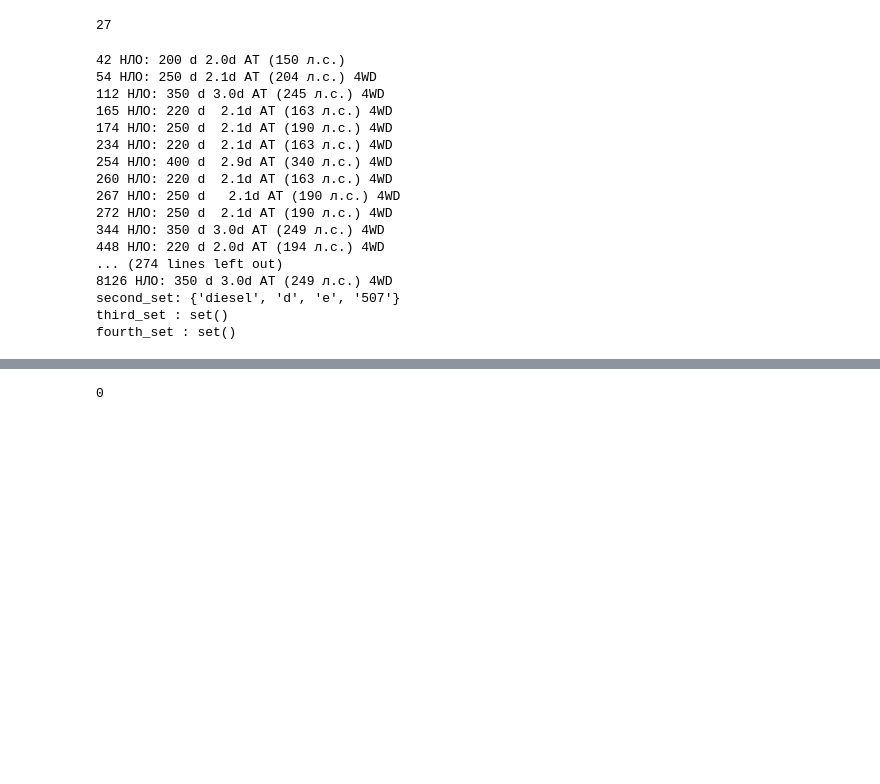
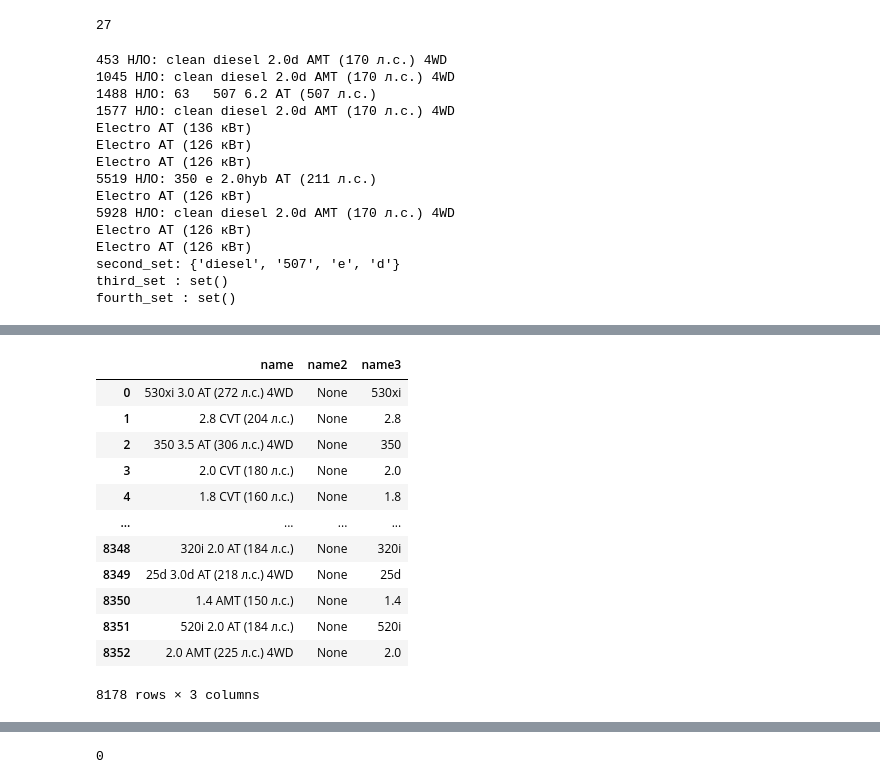
Before and after one commit to alex-sokolov2011/pet-projects, a Jupyter notebook: module_8/kaggle_rds8_Car_Price_prediction_Part2_Sokolov_EDA.ipynb, the cells around one changed output, grey strips where cells are left out. Saved outputs shown, nothing was run; the diff lists cells and outputs as text; code cells hidden in the pictures; blank space fills up the shorter version.

```diff
--- a/module_8/kaggle_rds8_Car_Price_prediction_Part2_Sokolov_EDA.ipynb
+++ b/module_8/kaggle_rds8_Car_Price_prediction_Part2_Sokolov_EDA.ipynb
@@ -1019,7 +1021,7 @@ third_set : set()
 fourth_set : set()
 # %%
 # составим словарь и список слов которые будем парсить из name
-dict_spetial_words_for_pars = {
+dict_speсial_words_for_pars = {
                                '5G-TRONIC':['5G-TRONIC', '5G-Tronic'],
                                'compact':['компактный'],
                                'Extra':['экстра'],
@@ -1034,7 +1036,9 @@ list_of_words_for_pars = [
                           'TDI', 'TFSI', 'CDI', 'BlueTEC', 'AMG'
                           ]
 # %%
-for elem in dict_spetial_words_for_pars:
+# датасет не большой обработаем с помощью for
+
+for elem in dict_speсial_words_for_pars:
     df[elem]=None
 for word in list_of_words_for_pars:
     df[word]=None
@@ -1045,8 +1049,8 @@ for i in df.index:
     temp_str = df.loc[i,'name']
     bulean_fill_name2 = True
 
-    for elem in dict_spetial_words_for_pars:
-        for word in dict_spetial_words_for_pars[elem]:
+    for elem in dict_speсial_words_for_pars:
+        for word in dict_speсial_words_for_pars[elem]:
             if temp_str.find(word)>-1:
                 df.loc[i,elem]=1
                 if bulean_fill_name2:
@@ -1088,7 +1101,8 @@ for i in range(len(df)):
 
             if len(temp_str2)>1:
                 second_set.add(temp_str2[1])
-                print(i,'НЛО:', temp_str)
+                if temp_str2[1] != 'd':
+                    print(i,'НЛО:', temp_str)
 
                 if len(temp_str2)>2:
                     third_set.add(temp_str2[2])
@@ -1104,21 +1118,19 @@ print('second_set:', second_set)
 print('third_set :', third_set)
 print('fourth_set :', fourth_set)
 # %% [output]
-42 НЛО: 200 d 2.0d AT (150 л.с.)
-54 НЛО: 250 d 2.1d AT (204 л.с.) 4WD
-112 НЛО: 350 d 3.0d AT (245 л.с.) 4WD
-165 НЛО: 220 d  2.1d AT (163 л.с.) 4WD
-174 НЛО: 250 d  2.1d AT (190 л.с.) 4WD
-234 НЛО: 220 d  2.1d AT (163 л.с.) 4WD
-254 НЛО: 400 d  2.9d AT (340 л.с.) 4WD
-260 НЛО: 220 d  2.1d AT (163 л.с.) 4WD
-267 НЛО: 250 d   2.1d AT (190 л.с.) 4WD
-272 НЛО: 250 d  2.1d AT (190 л.с.) 4WD
-344 НЛО: 350 d 3.0d AT (249 л.с.) 4WD
-448 НЛО: 220 d 2.0d AT (194 л.с.) 4WD
-... (274 lines left out)
-8126 НЛО: 350 d 3.0d AT (249 л.с.) 4WD
-second_set: {'diesel', 'd', 'e', '507'}
+453 НЛО: clean diesel 2.0d AMT (170 л.с.) 4WD
+1045 НЛО: clean diesel 2.0d AMT (170 л.с.) 4WD
+1488 НЛО: 63   507 6.2 AT (507 л.с.)
+1577 НЛО: clean diesel 2.0d AMT (170 л.с.) 4WD
+Electro AT (136 кВт)
+Electro AT (126 кВт)
+Electro AT (126 кВт)
+5519 НЛО: 350 e 2.0hyb AT (211 л.с.)
+Electro AT (126 кВт)
+5928 НЛО: clean diesel 2.0d AMT (170 л.с.) 4WD
+Electro AT (126 кВт)
+Electro AT (126 кВт)
+second_set: {'diesel', '507', 'e', 'd'}
 third_set : set()
 fourth_set : set()
 # %%
@@ -1163,16 +1175,16 @@ def pars_model_from_name(row):
 
 
     if temp_pars == []:
-        if row.find('Electro'):
+        if row.find('Electro')>-1:
             return 'Electro'
         else:
-            return temp_pars
+            return None
     else:
         ind_str = row.find(temp_pars[0])
 
         temp_list = row[:ind_str].split()
         if temp_list == []:
-            return None
+            return temp_pars[0]
 
         else:
             result = temp_list[0]
@@ -1180,6 +1192,22 @@ def pars_model_from_name(row):
     return result
 # %%
 df['name3'] = df['name'].apply(pars_model_from_name)
+# %%
+df[['name','name2','name3']]
+# %% [output]
+|  | name | name2 | name3 |
+| 0 | 530xi 3.0 AT (272 л.с.) 4WD | None | 530xi |
+| 1 | 2.8 CVT (204 л.с.) | None | 2.8 |
+| 2 | 350 3.5 AT (306 л.с.) 4WD | None | 350 |
+| 3 | 2.0 CVT (180 л.с.) | None | 2.0 |
+| 4 | 1.8 CVT (160 л.с.) | None | 1.8 |
+| ... | ... | ... | ... |
+| 8348 | 320i 2.0 AT (184 л.с.) | None | 320i |
+| 8349 | 25d 3.0d AT (218 л.с.) 4WD | None | 25d |
+| 8350 | 1.4 AMT (150 л.с.) | None | 1.4 |
+| 8351 | 520i 2.0 AT (184 л.с.) | None | 520i |
+| 8352 | 2.0 AMT (225 л.с.) 4WD | None | 2.0 |
+8178 rows × 3 columns
 # %%
 df['name3'].unique()
 # %% [output]
```
Also changed, not shown: parts of 81 cells of this notebook.
